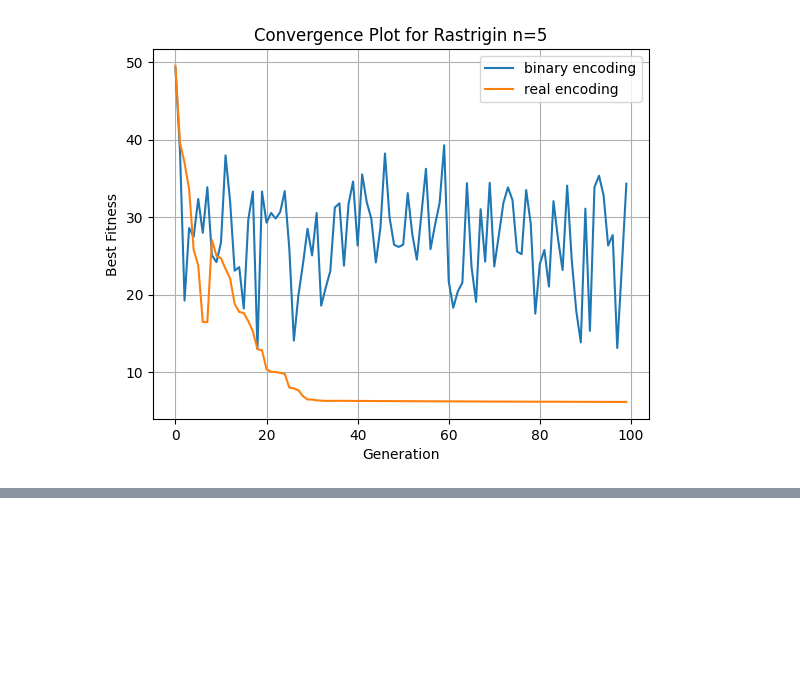
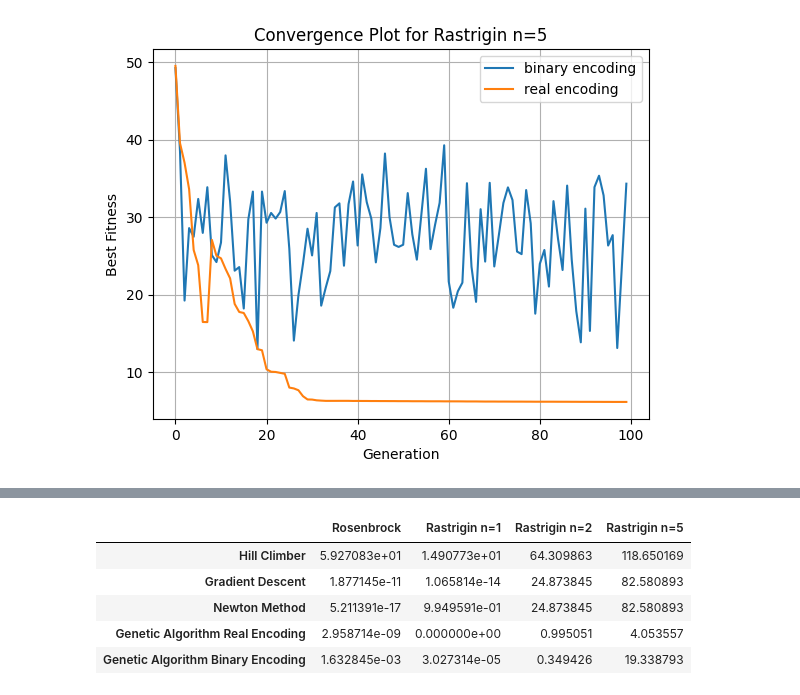
Before and after one commit to EriherSizac/MCCi-2024-Ag-Dec, a Jupyter notebook: Algoritmos Evolutivos/Tareas/Tarea 2/HW2.ipynb, the cells around one changed output, grey strips where cells are left out. Drawn from its saved outputs; the diff is of its cells as text; code cells hidden in the pictures; blank space fills up the shorter version.

```diff
--- a/Algoritmos Evolutivos/Tareas/Tarea 2/HW2.ipynb
+++ b/Algoritmos Evolutivos/Tareas/Tarea 2/HW2.ipynb
@@ -26,3 +42,11 @@ def rastrigin(x, A=10):
+# %%
+# Jacobian (Gradient) of Rastrigin
+def rastrigin_jac(x, A=10):
+  return 2 * np.array(x) + 2 * np.pi * A * np.sin(2 * np.pi * np.array(x))
+
+# Hessian of Rastrigin
+def rastrigin_hess(x, A=10):
+  return np.diag(2 + 4 * np.pi**2 * A * np.cos(2 * np.pi * np.array(x)))
 # %% [markdown]
 # Encoding.
 # %%
@@ -432,3 +456,6 @@ Generating convergence plots for Experiment 16
 [figure]
 [figure]
 [figure]
+# %%
+df_copy = df.drop(['Mean', 'Standard Deviation', 'Min', 'Max'], inplace=False)
+df_copy.min()
@@ -434,0 +488,10 @@ Generating convergence plots for Experiment 16
+# %%
+from scipy.optimize import minimize
+
+def gradient_descent(f, x0):
+  result = minimize(f, x0, method='CG')
+  return result.x, result.fun
+# %%
+def newtons_method(f, x0, jac, hess):
+    result = minimize(f, x0, method='Newton-CG', jac=jac, hess=hess)
+    return result.x, result.fun
@@ -434,0 +551,29 @@ Generating convergence plots for Experiment 16
+# %%
+genetic_algo_min = {
+  'rosenbrock_bin': df_copy['Test Problem 1 (binary encoding)'].min(),
+  'rosenbrock_real': df_copy['Test Problem 1 (real encoding)'].min(),
+  'rastrigin_n1_bin': df_copy['Rastrigin n=1 (binary encoding)'].min(),
+  'rastrigin_n1_real': df_copy['Rastrigin n=1 (real encoding)'].min(),
+  'rastrigin_n2_bin': df_copy['Rastrigin n=2 (binary encoding)'].min(),
+  'rastrigin_n2_real': df_copy['Rastrigin n=2 (real encoding)'].min(),
+  'rastrigin_n5_bin': df_copy['Rastrigin n=5 (binary encoding)'].min(),
+  'rastrigin_n5_real': df_copy['Rastrigin n=5 (real encoding)'].min()
+}
+
+# Create a DataFrame to store the comparison results
+data = {
+  'Rosenbrock': [rosenbrock_hill_climber_result, rosenbrock_gradient_descent_result, rosenbrock_newton_method_result, genetic_algo_min['rosenbrock_real'], genetic_algo_min['rosenbrock_bin']],
+  'Rastrigin n=1': [rastrigin_1_hill_climber_result, rastrigin_1_gradient_descent_result, rastrigin_1_newton_method_result, genetic_algo_min['rastrigin_n1_real'], genetic_algo_min['rastrigin_n1_bin']],
+  'Rastrigin n=2': [rastrigin_2_hill_climber_result, rastrigin_2_gradient_descent_result, rastrigin_2_newton_method_result, genetic_algo_min['rastrigin_n2_real'], genetic_algo_min['rastrigin_n2_bin']],
+  'Rastrigin n=5': [rastrigin_5_hill_climber_result, rastrigin_5_gradient_descent_result, rastrigin_5_newton_method_result, genetic_algo_min['rastrigin_n5_real'], genetic_algo_min['rastrigin_n5_bin']]
+}
+
+comparison_df = pd.DataFrame(data, index=['Hill Climber', 'Gradient Descent', 'Newton Method', 'Genetic Algorithm Real Encoding', 'Genetic Algorithm Binary Encoding'])
+comparison_df
+# %% [output]
+|  | Rosenbrock | Rastrigin n=1 | Rastrigin n=2 | Rastrigin n=5 |
+| Hill Climber | 5.927083e+01 | 1.490773e+01 | 64.309863 | 118.650169 |
+| Gradient Descent | 1.877145e-11 | 1.065814e-14 | 24.873845 | 82.580893 |
+| Newton Method | 5.211391e-17 | 9.949591e-01 | 24.873845 | 82.580893 |
+| Genetic Algorithm Real Encoding | 2.958714e-09 | 0.000000e+00 | 0.995051 | 4.053557 |
+| Genetic Algorithm Binary Encoding | 1.632845e-03 | 3.027314e-05 | 0.349426 | 19.338793 |
```
Also changed, not shown: parts of 4 cells of this notebook.
